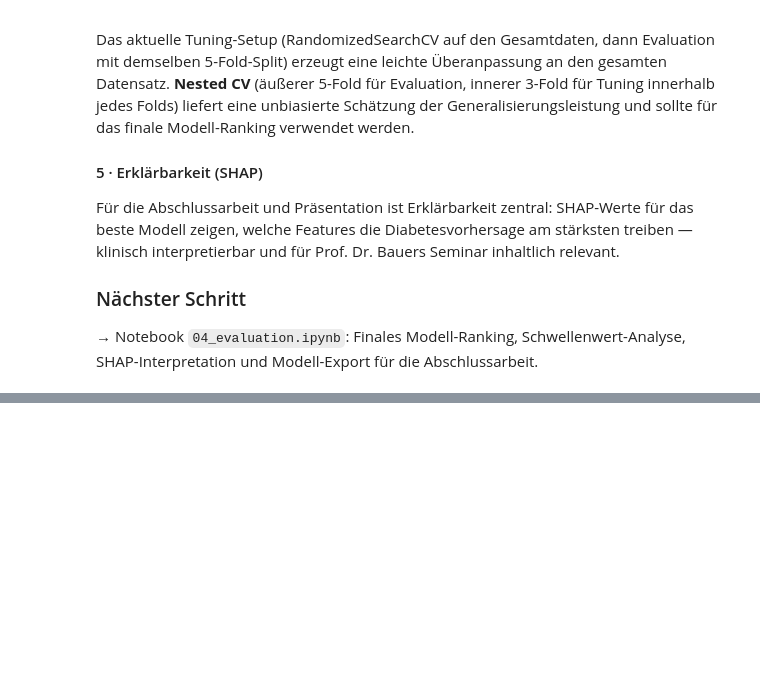
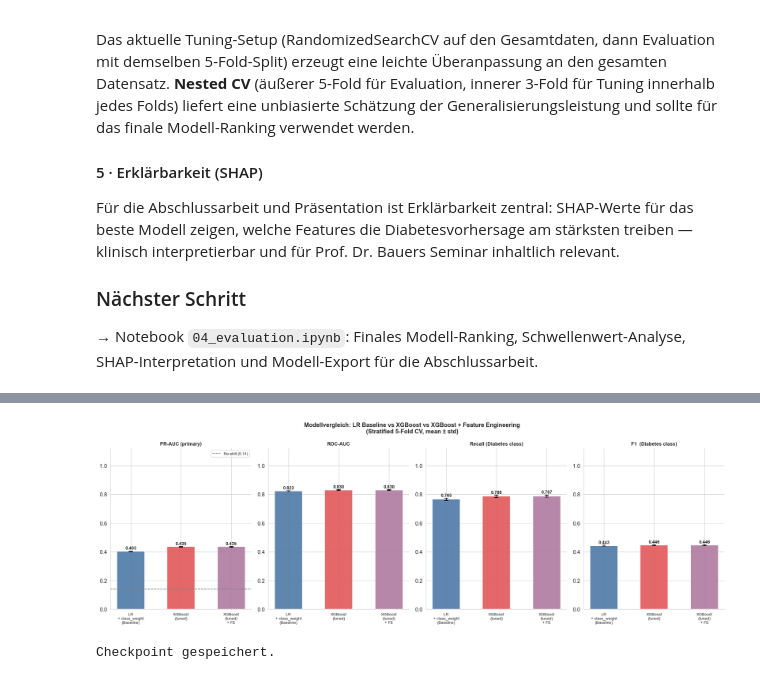
Before and after one commit to Hasher26/diabetes-prediction-ml, a Jupyter notebook: notebooks/03_modeling.ipynb, the cells around one changed output, grey strips where cells are left out. Drawn from its saved outputs; the diff is of its cells as text; code cells hidden in the pictures; blank space fills up the shorter version.

```diff
--- a/notebooks/03_modeling.ipynb
+++ b/notebooks/03_modeling.ipynb
@@ -882,0 +1149,19 @@ Für die Abschlussarbeit und Präsentation ist Erklärbarkeit zentral: SHAP-Wert
+# %%
+xgb_eng = XGBClassifier(
+    **best_params,
+    scale_pos_weight=scale_pos_weight,
+    random_state=SEED,
+    eval_metric='aucpr',
+    verbosity=0
+)
+
+results_xgb_eng = run_cv(xgb_eng, X_eng, y, skf, label='XGBoost (tuned) + Feature Engineering')
+pr_xgb_eng, roc_xgb_eng, acc_xgb_eng = print_summary(
+    results_xgb_eng, 'XGBoost (tuned) + Feature Engineering'
+)
+
+print(f'\n=== Feature Engineering Impact ===')
+print(f'  LR + class_weight (Baseline)  PR-AUC: {pr_cw:.4f}')
+print(f'  XGBoost (tuned)               PR-AUC: {pr_xgb_tuned:.4f}')
+print(f'  XGBoost (tuned) + FE          PR-AUC: {pr_xgb_eng:.4f}')
+print(f'  Delta vs tuned XGBoost              : {pr_xgb_eng - pr_xgb_tuned:+.4f}')
@@ -882,0 +1186,61 @@ Für die Abschlussarbeit und Präsentation ist Erklärbarkeit zentral: SHAP-Wert
+# %%
+import joblib, os
+
+model_results_fe = {
+    'LR\n+ class_weight\n(Baseline)': results_cw,
+    'XGBoost\n(tuned)':               results_xgb_tuned,
+    'XGBoost\n(tuned)\n+ FE':         results_xgb_eng,
+}
+palette_fe = ['#4E79A7', '#E15759', '#B07AA1']
+width = 0.55
+
+metrics_cfg_fe = [
+    ('pr_auc',  'PR-AUC (primary)'),
+    ('roc_auc', 'ROC-AUC'),
+    ('recall',  'Recall (Diabetes class)'),
+    ('f1',      'F1  (Diabetes class)'),
+]
+
+fig, axes = plt.subplots(1, 4, figsize=(18, 6), sharey=False)
+for ax, (metric_key, metric_label) in zip(axes, metrics_cfg_fe):
+    means = [get_metric(r, metric_key)[0] for r in model_results_fe.values()]
+    stds  = [get_metric(r, metric_key)[1] for r in model_results_fe.values()]
+    bars  = ax.bar(np.arange(len(model_results_fe)), means, width,
+                   color=palette_fe, edgecolor='white', alpha=0.90,
+                   yerr=stds, capsize=4, error_kw={'lw': 1.5})
+    for bar, mean in zip(bars, means):
+        ax.text(bar.get_x() + bar.get_width() / 2,
+                bar.get_height() + max(stds) + 0.01,
+                f'{mean:.3f}', ha='center', fontsize=9, fontweight='bold')
+    if metric_key == 'pr_auc':
+        ax.axhline(baseline_rate, color='gray', linestyle='--', lw=1.2,
+                   label=f'No-skill ({baseline_rate:.2f})')
+        ax.legend(fontsize=8)
+    ax.set_xticks(np.arange(len(model_results_fe)))
+    ax.set_xticklabels(list(model_results_fe.keys()), fontsize=8)
+    ax.set_title(metric_label, fontsize=10, fontweight='bold')
+    ax.set_ylim(0, 1.12)
+    sns.despine(ax=ax)
+
+fig.suptitle('Modellvergleich: LR Baseline vs XGBoost vs XGBoost + Feature Engineering\n'
+             '(Stratified 5-Fold CV, mean ± std)',
+             fontsize=12, fontweight='bold')
+plt.tight_layout()
+plt.savefig(os.path.join(PLOTS_DIR, '23_fe_comparison.png'), bbox_inches='tight')
+plt.show()
+
+# Checkpoint speichern
+CHECKPOINT = os.path.join('..', 'results', 'models', '03_modeling_checkpoint.pkl')
+os.makedirs(os.path.dirname(CHECKPOINT), exist_ok=True)
+existing = joblib.load(CHECKPOINT) if os.path.exists(CHECKPOINT) else {}
+existing.update(dict(
+    results_xgb_eng=results_xgb_eng,
+    pr_xgb_eng=pr_xgb_eng,
+    roc_xgb_eng=roc_xgb_eng,
+    acc_xgb_eng=acc_xgb_eng,
+))
+joblib.dump(existing, CHECKPOINT)
+print('Checkpoint gespeichert.')
+# %% [output]
+[figure, added]
+Checkpoint gespeichert.
```
Also changed, not shown: parts of 12 cells of this notebook, 1 other file.
